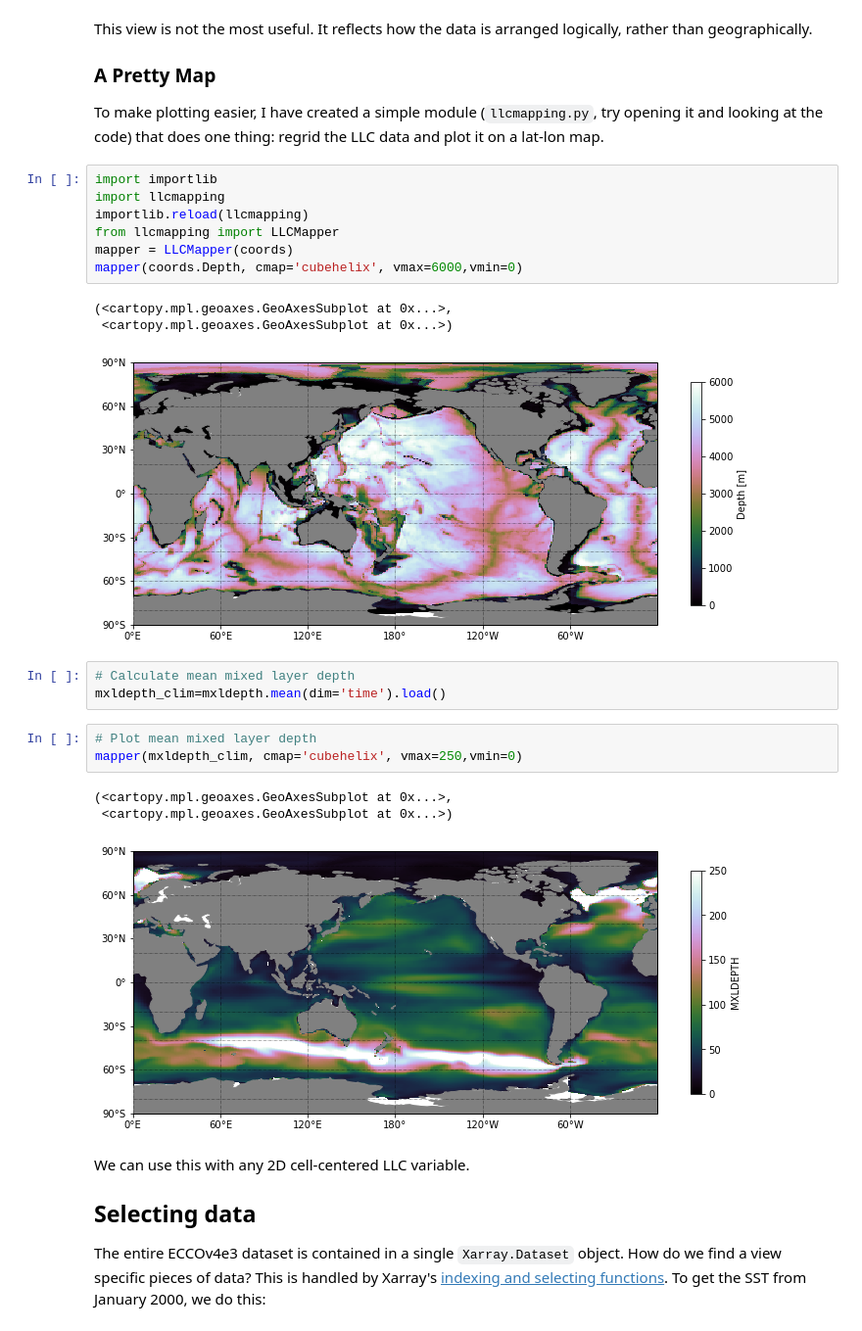
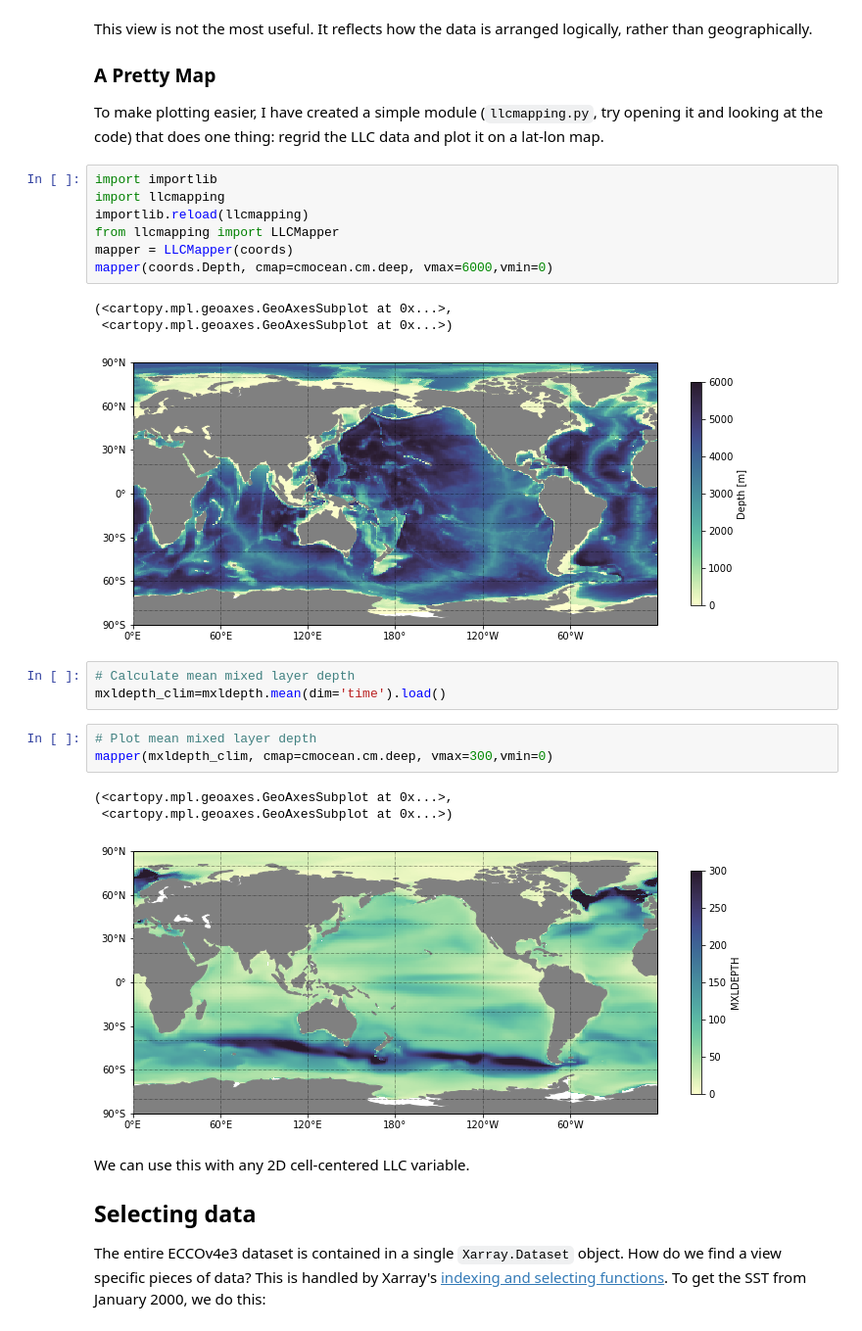
Before and after one commit to cpatrizio88/pangeo_ECCO, a Jupyter notebook: test_ecco.ipynb, the cells around one changed output. Shown at 98% size. Saved outputs shown, nothing was run; the diff lists cells and outputs as text.

Commit message:
cmocean colormaps

```diff
--- a/test_ecco.ipynb
+++ b/test_ecco.ipynb
@@ -103,21 +103,21 @@ import llcmapping
 importlib.reload(llcmapping)
 from llcmapping import LLCMapper
 mapper = LLCMapper(coords)
-mapper(coords.Depth, cmap='cubehelix', vmax=6000,vmin=0)
+mapper(coords.Depth, cmap=cmocean.cm.deep, vmax=6000,vmin=0)
 # %% [output]
 (<cartopy.mpl.geoaxes.GeoAxesSubplot at 0x...>,
  <cartopy.mpl.geoaxes.GeoAxesSubplot at 0x...>)
-[figure, old version]
+[figure, new version]
 # %%
 # Calculate mean mixed layer depth
 mxldepth_clim=mxldepth.mean(dim='time').load()
 # %%
 # Plot mean mixed layer depth
-mapper(mxldepth_clim, cmap='cubehelix', vmax=250,vmin=0)
+mapper(mxldepth_clim, cmap=cmocean.cm.deep, vmax=300,vmin=0)
 # %% [output]
 (<cartopy.mpl.geoaxes.GeoAxesSubplot at 0x...>,
  <cartopy.mpl.geoaxes.GeoAxesSubplot at 0x...>)
-[figure, old version]
+[figure, new version]
 # %% [markdown]
 We can use this with any 2D cell-centered LLC variable.
 
```
